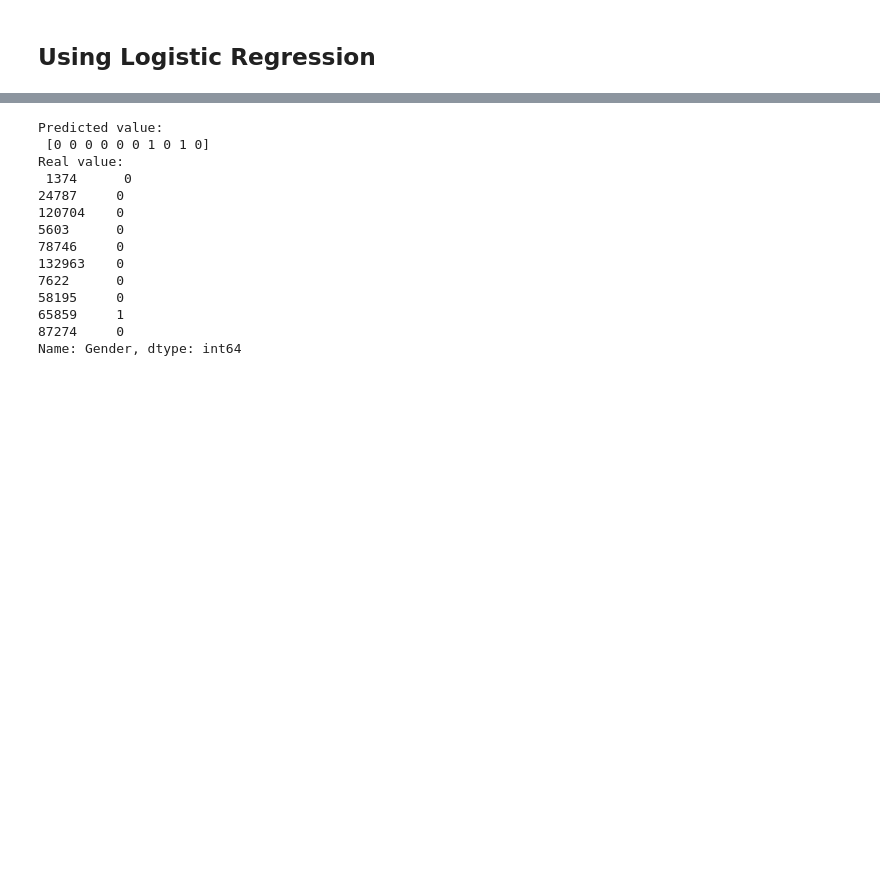
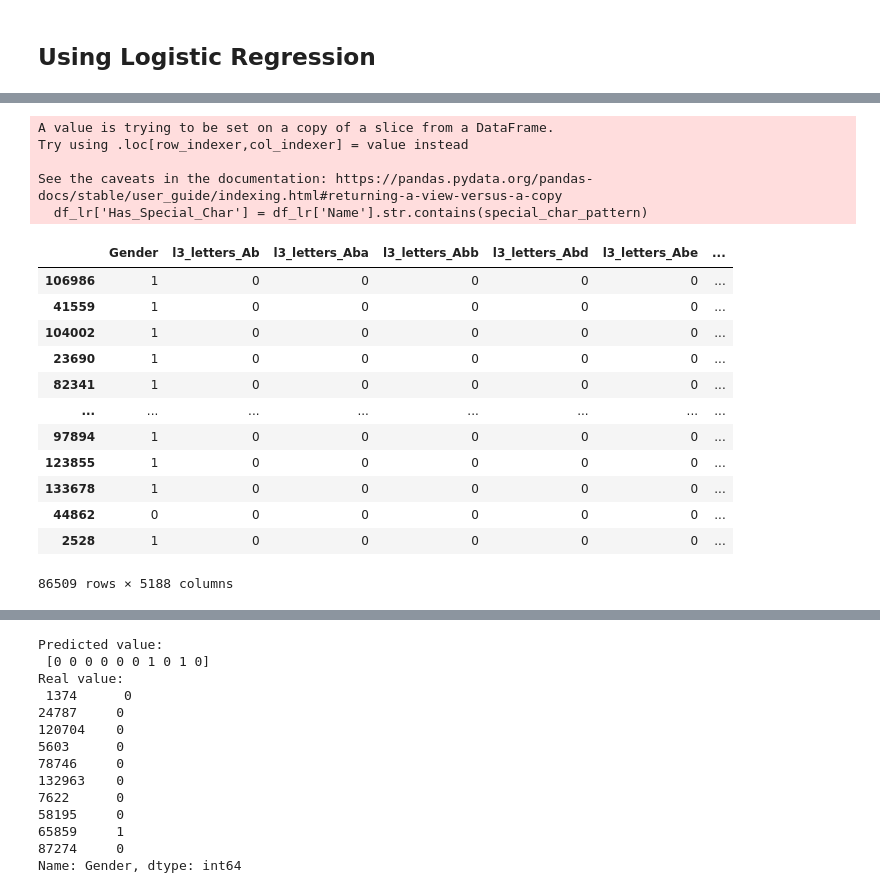
Before and after one commit to coldstrel/ML_project, a Jupyter notebook: ML_Project.ipynb, the cells around one changed output, grey strips where cells are left out. Drawn from its saved outputs; the diff is of its cells as text; code cells hidden in the pictures; blank space fills up the shorter version.

```diff
--- a/ML_Project.ipynb
+++ b/ML_Project.ipynb
@@ -766,4 +812,42 @@ Confusion matrix:
  [0. 0.]]
 [figure]
 [figure]
+# %%
+df_lr = df_names[~df_names['Has_Special_Char']]
+df_lr['Has_Special_Char'] = df_lr['Name'].str.contains(special_char_pattern)
+df_lr = df_lr.drop(columns='Has_Special_Char', axis =1)
+
+df_lr['l3_letters'] = df_lr['Name'].str[-3:]
+df_lr['l2_letters'] = df_lr['Name'].str[-2:]
+df_lr['l1_letters'] = df_lr['Name'].str[-1:]
+
+
+df_lr = df_lr.drop('Count', axis=1)
+df_lr = df_lr.drop('length', axis=1)
+df_lr
+
+df_lr = df_lr.drop('Name', axis=1)
+
+df_lr = pd.get_dummies(df_lr, columns=['l3_letters', 'l2_letters', 'l1_letters'])
+
+df_lr
+# %% [output]
+A value is trying to be set on a copy of a slice from a DataFrame.
+Try using .loc[row_indexer,col_indexer] = value instead
+
+See the caveats in the documentation: https://pandas.pydata.org/pandas-docs/stable/user_guide/indexing.html#returning-a-view-versus-a-copy
+  df_lr['Has_Special_Char'] = df_lr['Name'].str.contains(special_char_pattern)
+|  | Gender | l3_letters_Ab | l3_letters_Aba | l3_letters_Abb | l3_letters_Abd | l3_letters_Abe | ... |
+| 106986 | 1 | 0 | 0 | 0 | 0 | 0 | ... |
+| 41559 | 1 | 0 | 0 | 0 | 0 | 0 | ... |
+| 104002 | 1 | 0 | 0 | 0 | 0 | 0 | ... |
+| 23690 | 1 | 0 | 0 | 0 | 0 | 0 | ... |
+| 82341 | 1 | 0 | 0 | 0 | 0 | 0 | ... |
+| ... | ... | ... | ... | ... | ... | ... | ... |
+| 97894 | 1 | 0 | 0 | 0 | 0 | 0 | ... |
+| 123855 | 1 | 0 | 0 | 0 | 0 | 0 | ... |
+| 133678 | 1 | 0 | 0 | 0 | 0 | 0 | ... |
+| 44862 | 0 | 0 | 0 | 0 | 0 | 0 | ... |
+| 2528 | 1 | 0 | 0 | 0 | 0 | 0 | ... |
+86509 rows × 5188 columns
 # %%
```
Also changed, not shown: parts of 23 cells of this notebook.
